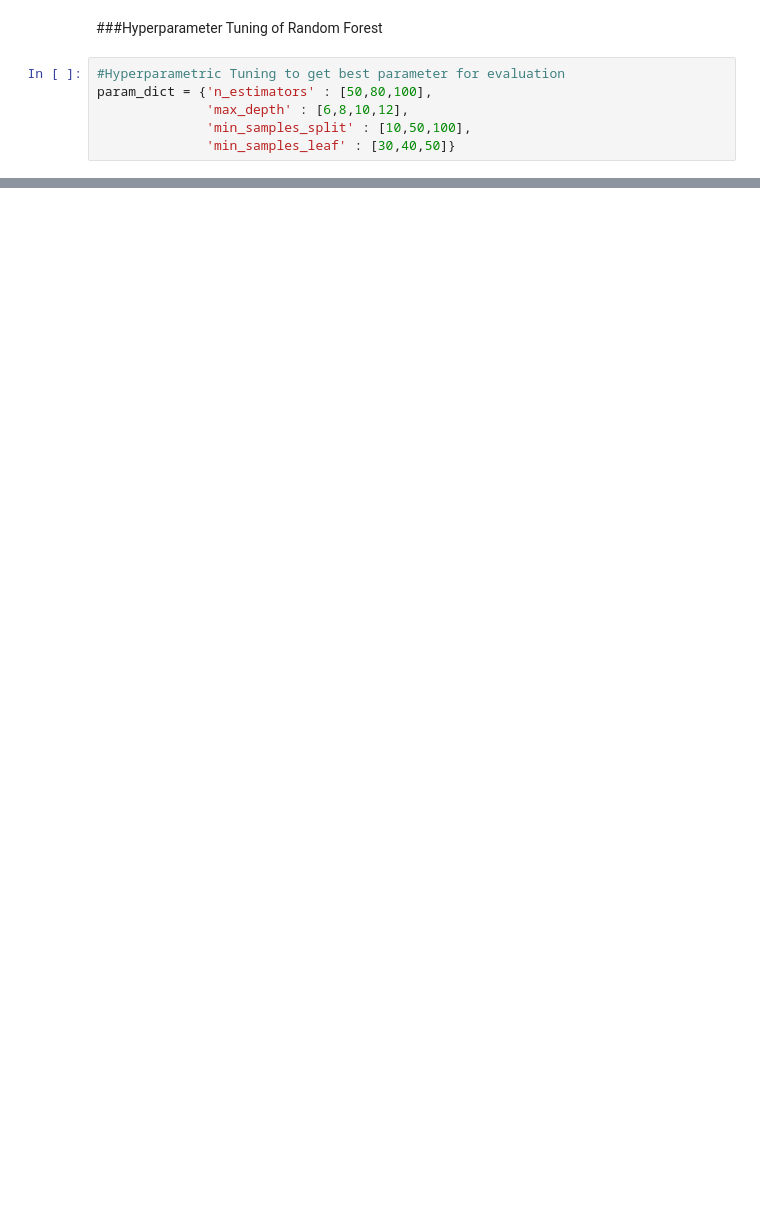
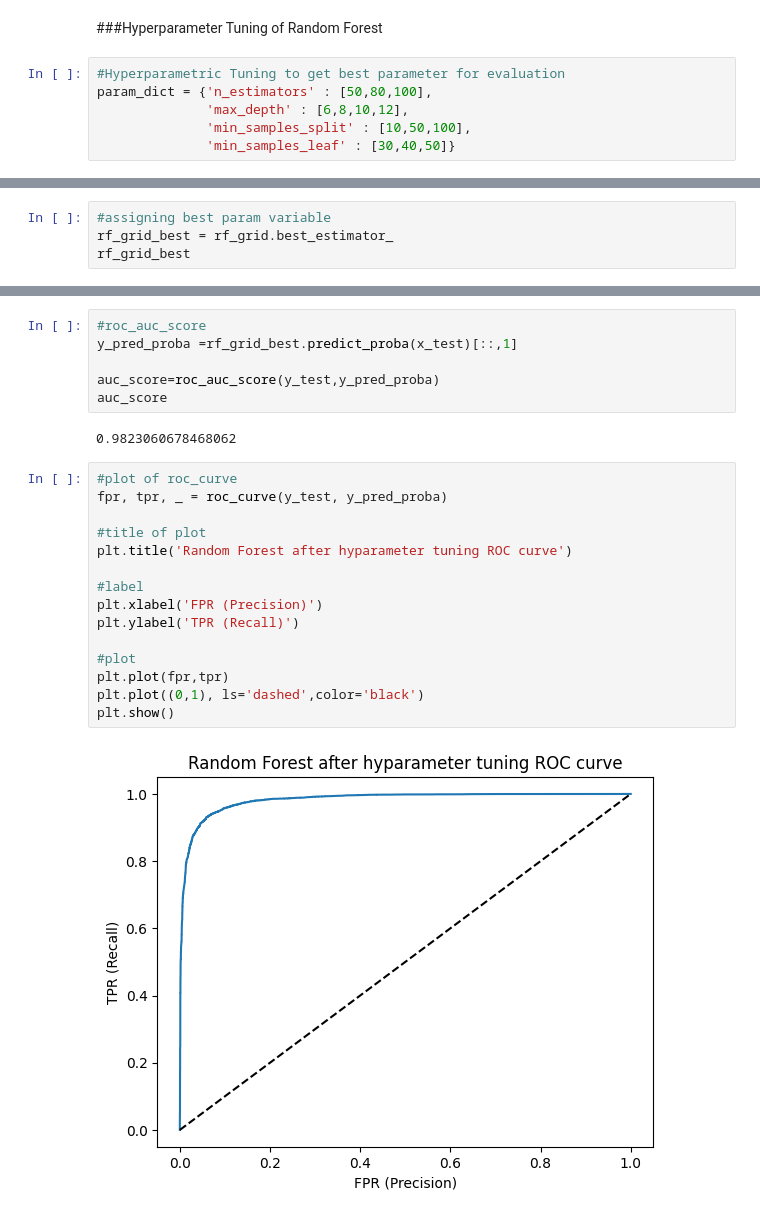
Before and after one commit to Kumarisimran626/Airline_Passenger_Referral_Prediction, a Jupyter notebook: S_K_Airline_Passenger_Referral_Prediction_Capstone_Project.ipynb, the cells around one changed output, grey strips where cells are left out. Cells and saved outputs as stored; diff of their text form; blank space fills up the shorter version.

```diff
--- a/S_K_Airline_Passenger_Referral_Prediction_Capstone_Project.ipynb
+++ b/S_K_Airline_Passenger_Referral_Prediction_Capstone_Project.ipynb
@@ -933,0 +936,4 @@ RandomForestClassifier(max_depth=12, min_samples_leaf=30, min_samples_split=50,
+# %%
+#assigning best param variable
+rf_grid_best = rf_grid.best_estimator_
+rf_grid_best
@@ -933,0 +957,25 @@ RandomForestClassifier(max_depth=12, min_samples_leaf=30, min_samples_split=50,
+# %%
+#roc_auc_score
+y_pred_proba =rf_grid_best.predict_proba(x_test)[::,1]
+
+auc_score=roc_auc_score(y_test,y_pred_proba)
+auc_score
+# %% [output]
+0.9823060678468062
+# %%
+#plot of roc_curve
+fpr, tpr, _ = roc_curve(y_test, y_pred_proba)
+
+#title of plot
+plt.title('Random Forest after hyparameter tuning ROC curve')
+
+#label
+plt.xlabel('FPR (Precision)')
+plt.ylabel('TPR (Recall)')
+
+#plot
+plt.plot(fpr,tpr)
+plt.plot((0,1), ls='dashed',color='black')
+plt.show()
+# %% [output]
+[figure, added]
```
Also changed, not shown: parts of 12 cells of this notebook.
